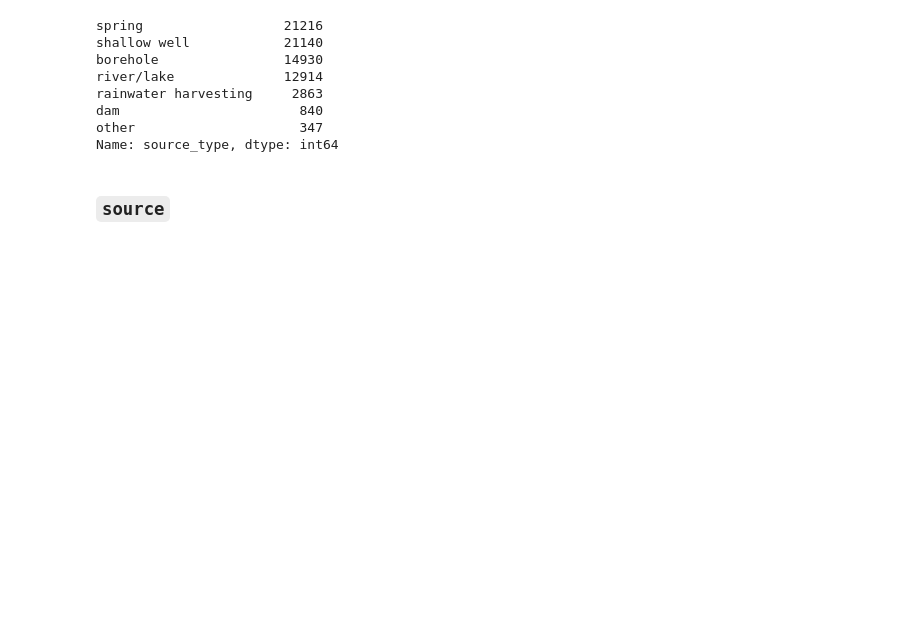
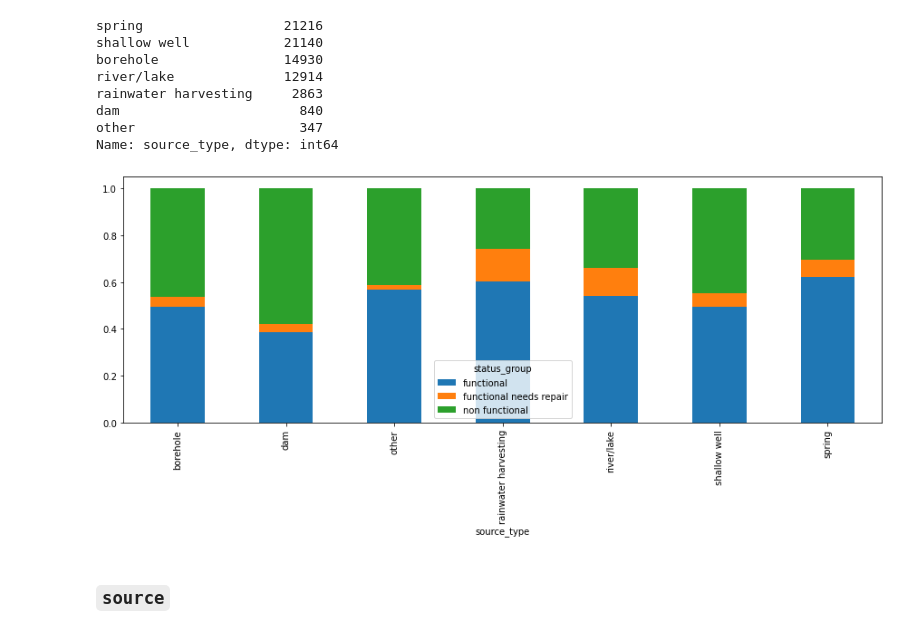
Before and after one commit to kavindaperera/pump-it-up-170446l, a Jupyter notebook: pump-it-up-notebook-xgboost.ipynb, the cells around one changed output. Drawn from its saved outputs; the diff is of its cells as text; code cells hidden in the pictures; blank space fills up the shorter version.

```diff
--- a/pump-it-up-notebook-xgboost.ipynb
+++ b/pump-it-up-notebook-xgboost.ipynb
@@ -1040,6 +1045,11 @@ rainwater harvesting     2863
 dam                       840
 other                     347
 Name: source_type, dtype: int64
+# %%
+source_type_selection = data[data.source_type.isin(list(data.source_type.value_counts()[:15].keys()))]
+crosstab_plot_norm(source_type_selection.source_type, data)
+# %% [output]
+[figure, added]
 # %% [markdown]
 ### `source`
 # %%
```
Also changed, not shown: parts of 29 cells of this notebook.
